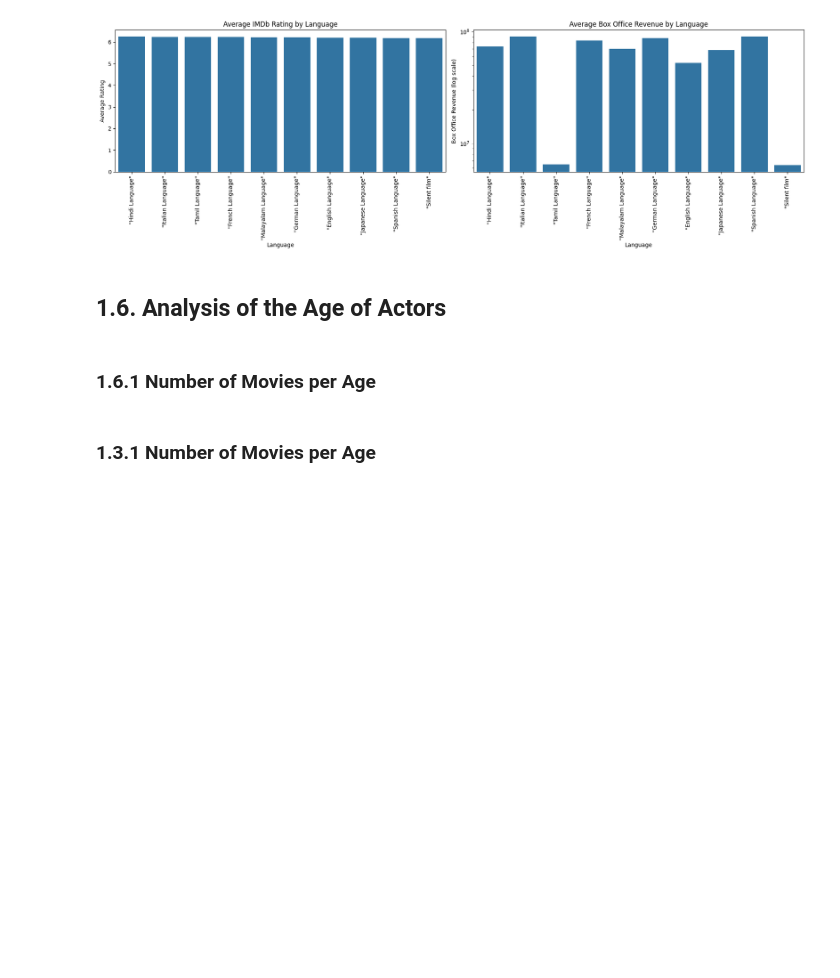
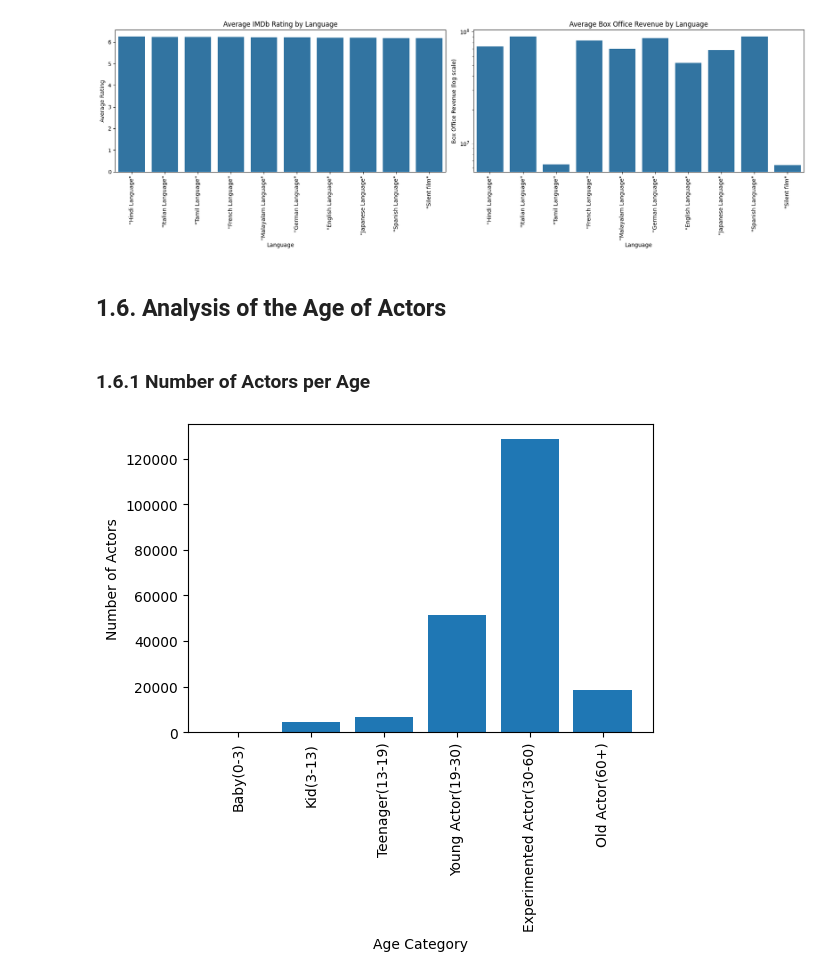
Before and after one commit to epfl-ada/ada-2024-project-melyn, a Jupyter notebook: results.ipynb, the cells around one changed output. Cells and saved outputs as stored; diff of their text form; code cells hidden in the pictures; blank space fills up the shorter version.

```diff
--- a/results.ipynb
+++ b/results.ipynb
@@ -375,6 +375,17 @@ plt.show()
 # %% [markdown]
 ## 1.6. Analysis of the Age of Actors
 # %% [markdown]
-### 1.6.1 Number of Movies per Age
+### 1.6.1 Number of Actors per Age
-# %% [markdown]
-### 1.3.1 Number of Movies per Age
+# %%
+cd_age = character_data.copy()
+order=['Baby(0-3)', 'Kid(3-13)', 'Teenager(13-19)', 'Young Actor(19-30)', 'Experimented Actor(30-60)', 'Old Actor(60+)']
+number_of_actors = cd_age['Age_Interval'].value_counts()[order]
+
+plt.figure(figsize=(6, 4))
+plt.bar(number_of_actors.index, number_of_actors.values)
+plt.xlabel('Age Category')
+plt.ylabel('Number of Actors')
+plt.xticks(rotation=90)
+plt.show()
+# %% [output]
+[figure, added]
```
Also changed, not shown: parts of 13 cells of this notebook, 1 other file.
